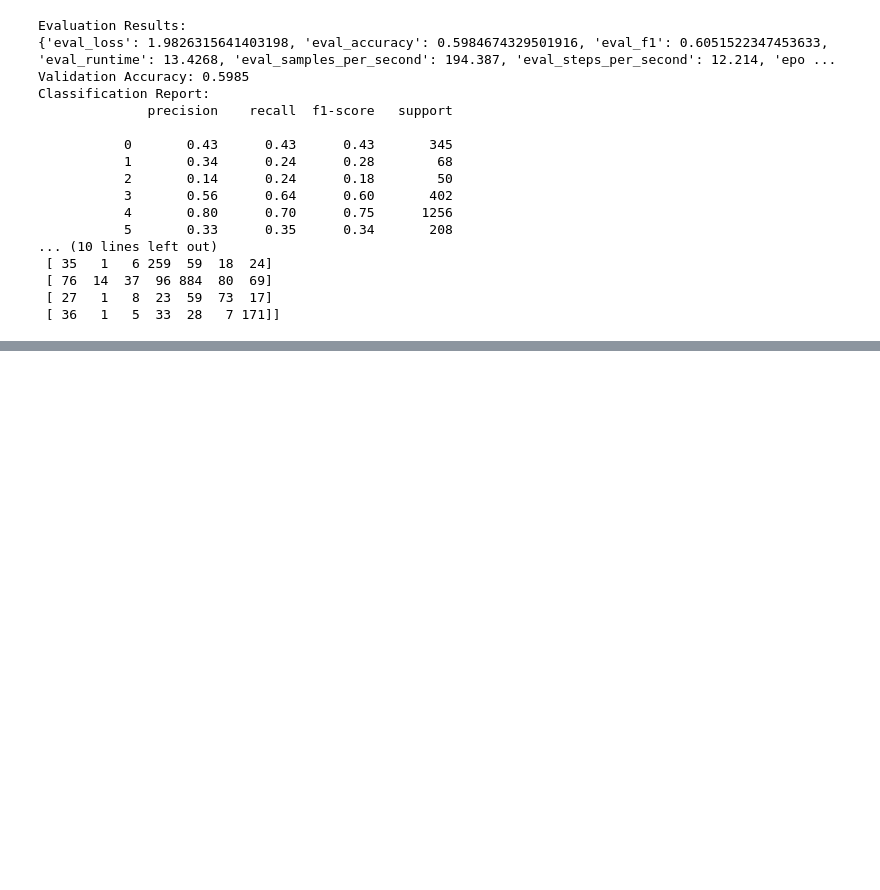
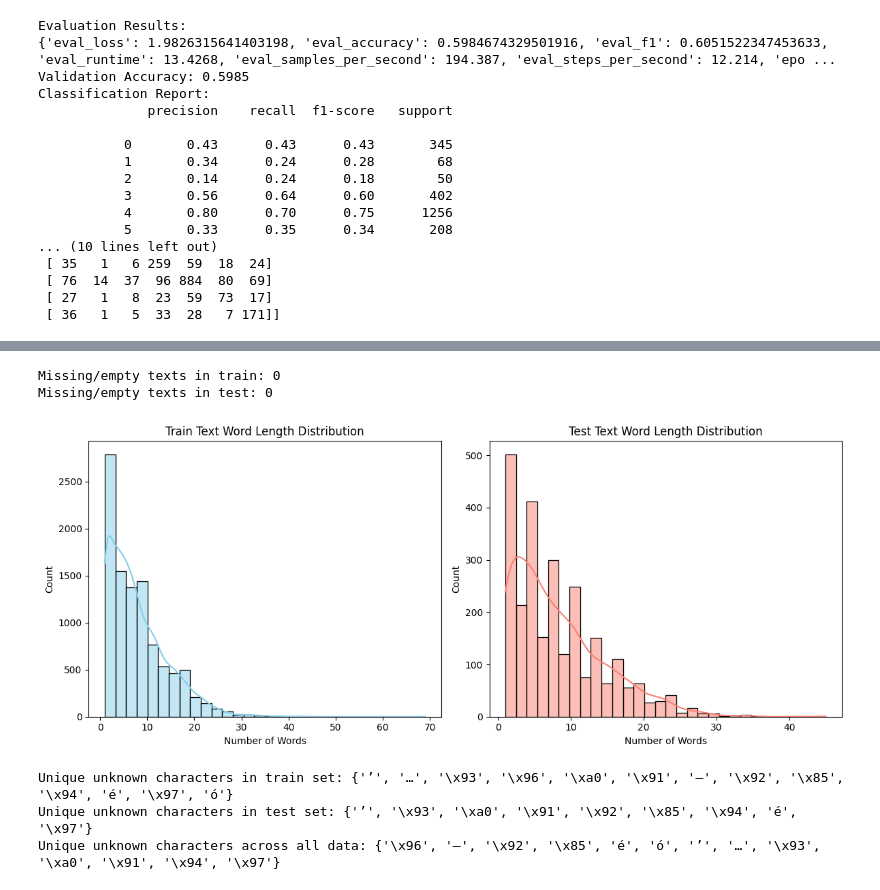
Before and after one commit to zackhng/CDS, a Jupyter notebook: notebooks/text_analysis.ipynb, the cells around one changed output, grey strips where cells are left out. Cells and saved outputs as stored; diff of their text form; code cells hidden in the pictures; blank space fills up the shorter version.

```diff
--- a/notebooks/text_analysis.ipynb
+++ b/notebooks/text_analysis.ipynb
@@ -218,0 +277,60 @@ Classification Report:
+# %%
+# Number of missing or empty texts
+train_df = pd.read_csv(train_metadata_csv)
+test_df  = pd.read_csv(test_metadata_csv)
+
+missing_train = train_df['utterance'].isnull().sum() + (train_df['utterance'].str.strip() == '').sum()
+missing_test  = test_df['utterance'].isnull().sum() + (test_df['utterance'].str.strip() == '').sum()
+
+print(f"Missing/empty texts in train: {missing_train}")
+print(f"Missing/empty texts in test: {missing_test}")
+# %% [output]
+Missing/empty texts in train: 0
+Missing/empty texts in test: 0
+# %%
+# Text lengths (number of characters or words)
+train_df['char_len'] = train_df['utterance'].astype(str).apply(len)
+train_df['word_len'] = train_df['utterance'].astype(str).apply(lambda x: len(x.split()))
+
+test_df['char_len'] = test_df['utterance'].astype(str).apply(len)
+test_df['word_len'] = test_df['utterance'].astype(str).apply(lambda x: len(x.split()))
+
+plt.figure(figsize=(12,5))
+
+plt.subplot(1,2,1)
+sns.histplot(train_df['word_len'], bins=30, kde=True, color='skyblue')
+plt.title("Train Text Word Length Distribution")
+plt.xlabel("Number of Words")
+
+plt.subplot(1,2,2)
+sns.histplot(test_df['word_len'], bins=30, kde=True, color='salmon')
+plt.title("Test Text Word Length Distribution")
+plt.xlabel("Number of Words")
+
+plt.tight_layout()
+plt.show()
+# %% [output]
+[figure, added]
+# %%
+def get_unknown_chars(text):
+    """Return a set of characters outside standard ASCII (0-127) in a string."""
+    return {c for c in str(text) if ord(c) > 127}
+
+# Collect all unknown characters in the train set
+train_unknown_chars = set()
+train_df['utterance'].dropna().apply(lambda x: train_unknown_chars.update(get_unknown_chars(x)))
+
+# Collect all unknown characters in the test set
+test_unknown_chars = set()
+test_df['utterance'].dropna().apply(lambda x: test_unknown_chars.update(get_unknown_chars(x)))
+
+print("Unique unknown characters in train set:", train_unknown_chars)
+print("Unique unknown characters in test set:", test_unknown_chars)
+
+# Optional: unique characters across both sets
+all_unknown_chars = train_unknown_chars.union(test_unknown_chars)
+print("Unique unknown characters across all data:", all_unknown_chars)
+# %% [output]
+Unique unknown characters in train set: {'’', '…', '\x93', '\x96', '\xa0', '\x91', '—', '\x92', '\x85', '\x94', 'é', '\x97', 'ó'}
+Unique unknown characters in test set: {'’', '\x93', '\xa0', '\x91', '\x92', '\x85', '\x94', 'é', '\x97'}
+Unique unknown characters across all data: {'\x96', '—', '\x92', '\x85', 'é', 'ó', '’', '…', '\x93', '\xa0', '\x91', '\x94', '\x97'}
```
Also changed, not shown: parts of 8 cells of this notebook.
